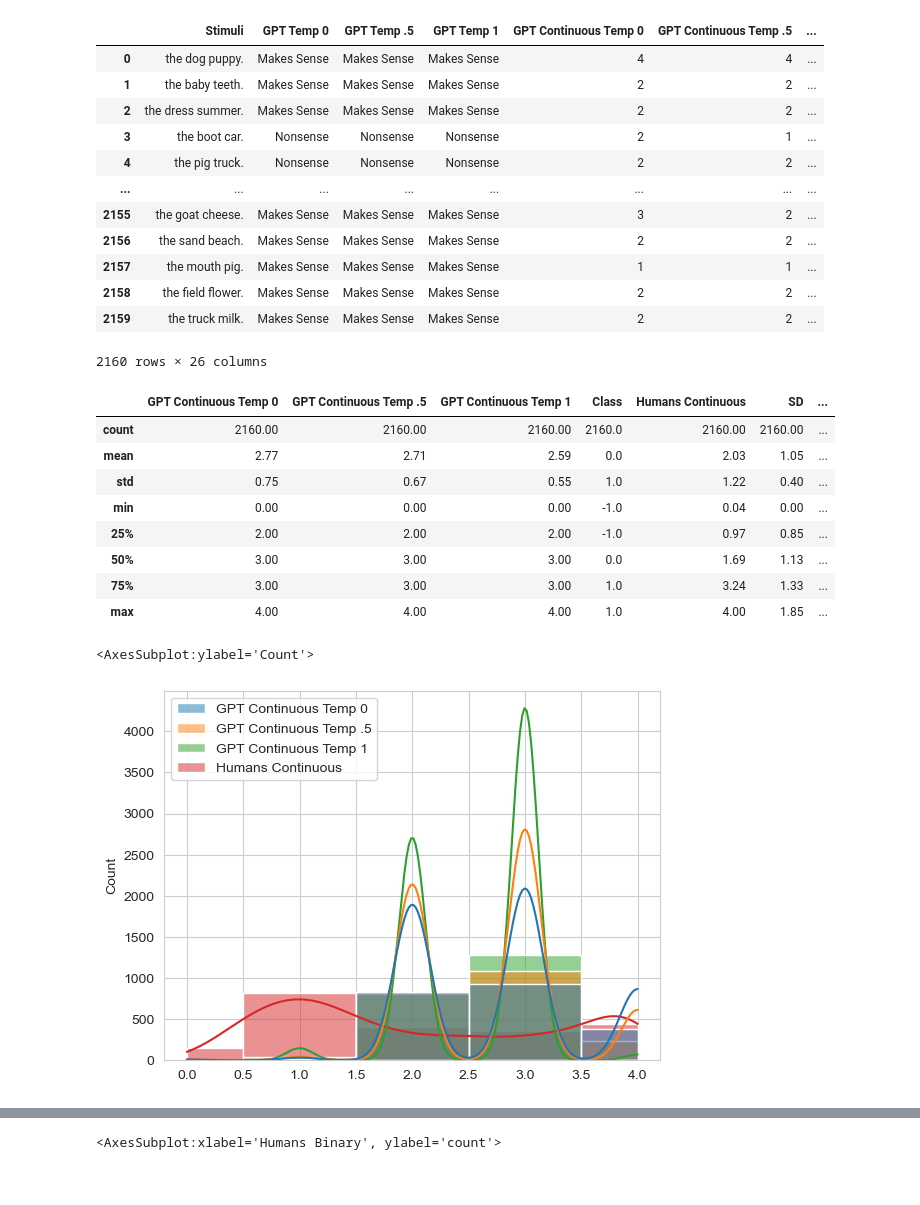
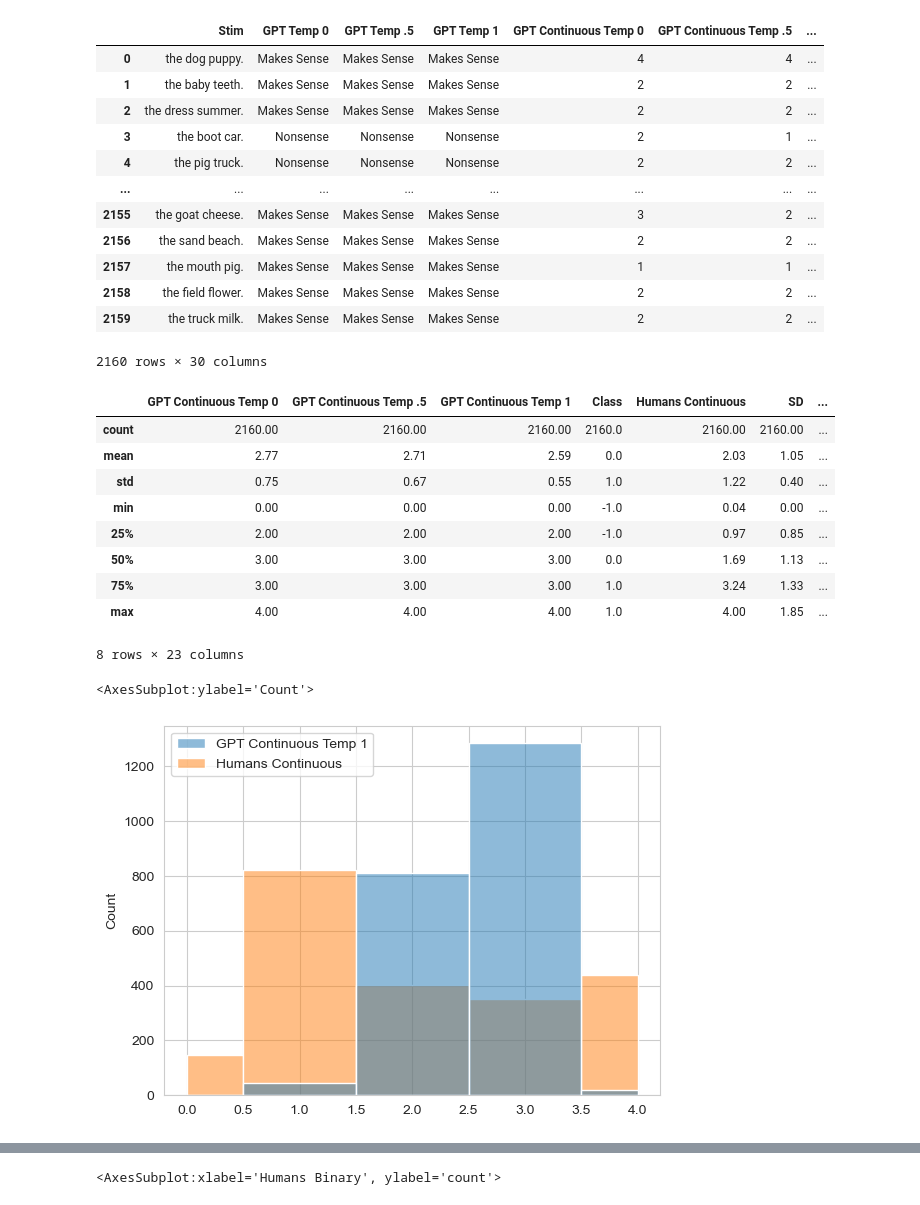
Before and after one commit to NickRiccardi/two-word-test, a Jupyter notebook: plots-test.ipynb, the cells around one changed output, grey strips where cells are left out. Drawn from its saved outputs; the diff is of its cells as text; code cells hidden in the pictures.

```diff
--- a/plots-test.ipynb
+++ b/plots-test.ipynb
@@ -12,8 +16,8 @@ sn.set_style('whitegrid')
 
 home_direct = 'C:/Users/Nick/Downloads/meat-kangaroo-main/'
 
-all_words_and_measures = pd.read_csv(home_direct + 'cleaned_words.csv', skipinitialspace=True, )
-all_words_and_measures = all_words_and_measures.round(decimals=2)
+all_words_and_measures = pd.read_csv(home_direct + 'graves_with_vecs.csv', skipinitialspace=True, )
+all_words_and_measures = all_words_and_measures.drop(columns=['Unnamed: 0', 'Unnamed: 0.1'])
 
 all_words_and_measures['Humans Binary'] = np.where(
     all_words_and_measures['Humans Continuous'] >= 2.5, 'Makes Sense', np.where(
@@ -25,7 +29,7 @@ all_words_and_measures
 
 # all_words_and_measures.to_excel('cleaned_words.xlsx')
 # %% [output]
-|  | Stimuli | GPT Temp 0 | GPT Temp .5 | GPT Temp 1 | GPT Continuous Temp 0 | GPT Continuous Temp .5 | ... |
+|  | Stim | GPT Temp 0 | GPT Temp .5 | GPT Temp 1 | GPT Continuous Temp 0 | GPT Continuous Temp .5 | ... |
 | 0 | the dog puppy. | Makes Sense | Makes Sense | Makes Sense | 4 | 4 | ... |
 | 1 | the baby teeth. | Makes Sense | Makes Sense | Makes Sense | 2 | 2 | ... |
 | 2 | the dress summer. | Makes Sense | Makes Sense | Makes Sense | 2 | 2 | ... |
@@ -37,7 +41,7 @@ all_words_and_measures
 | 2157 | the mouth pig. | Makes Sense | Makes Sense | Makes Sense | 1 | 1 | ... |
 | 2158 | the field flower. | Makes Sense | Makes Sense | Makes Sense | 2 | 2 | ... |
 | 2159 | the truck milk. | Makes Sense | Makes Sense | Makes Sense | 2 | 2 | ... |
-2160 rows × 26 columns
+2160 rows × 30 columns
 # %%
 all_words_and_measures.describe().round(decimals=2)
 # %% [output]
@@ -50,8 +54,9 @@ all_words_and_measures.describe().round(decimals=2)
 | 50% | 3.00 | 3.00 | 3.00 | 0.0 | 1.69 | 1.13 | ... |
 | 75% | 3.00 | 3.00 | 3.00 | 1.0 | 3.24 | 1.33 | ... |
 | max | 4.00 | 4.00 | 4.00 | 1.0 | 4.00 | 1.85 | ... |
+8 rows × 23 columns
 # %%
-sn.histplot(data=all_words_and_measures[['GPT Continuous Temp 0', 'GPT Continuous Temp .5', 'GPT Continuous Temp 1', 'Humans Continuous']], bins=[0,.5,1.5,2.5,3.5,4], kde=True)
+sn.histplot(data=all_words_and_measures[['GPT Continuous Temp 1', 'Humans Continuous']], bins=[0,.5,1.5,2.5,3.5,4])
 # %% [output]
 <AxesSubplot:ylabel='Count'>
-[figure, old version]
+[figure, new version]
```
Also changed, not shown: parts of 35 cells of this notebook, 2 other files.
